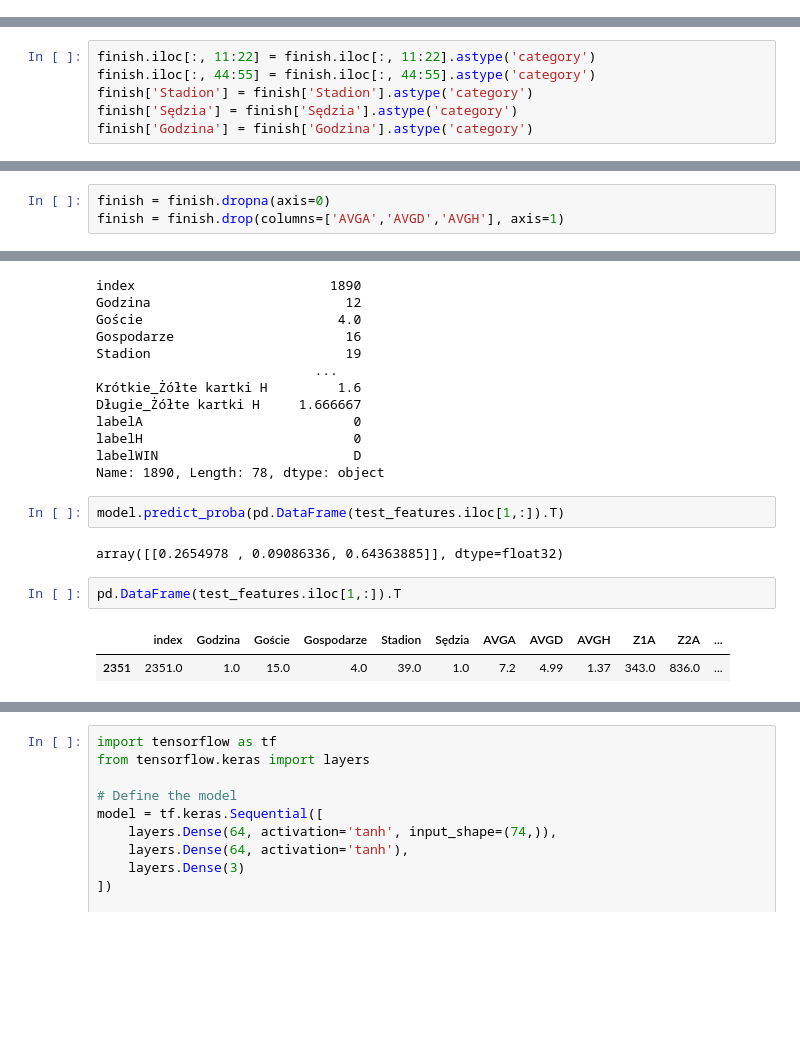
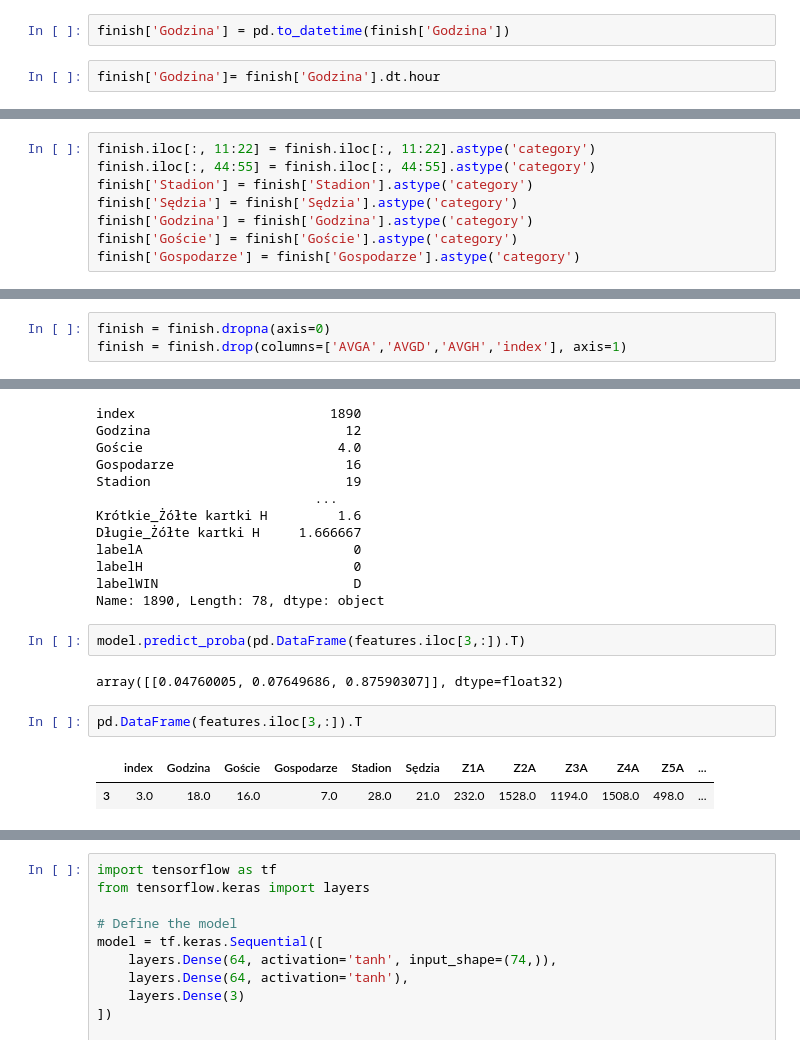
Before and after one commit to jadasek/betting-odds, a Jupyter notebook: model.ipynb, the cells around one changed output, grey strips where cells are left out. Drawn from its saved outputs; the diff is of its cells as text; blank space fills up the shorter version.

```diff
--- a/model.ipynb
+++ b/model.ipynb
@@ -218,3 +223,7 @@ finish['Godzina'] = finish['Godzina'].map(unique_values_godzina)
+# %%
+finish['Godzina'] = pd.to_datetime(finish['Godzina'])
+# %%
+finish['Godzina']= finish['Godzina'].dt.hour
 # %%
 finish
 # %% [output]
@@ -237,6 +246,8 @@ finish.iloc[:, 44:55] = finish.iloc[:, 44:55].astype('category')
 finish['Stadion'] = finish['Stadion'].astype('category')
 finish['Sędzia'] = finish['Sędzia'].astype('category')
 finish['Godzina'] = finish['Godzina'].astype('category')
+finish['Goście'] = finish['Goście'].astype('category')
+finish['Gospodarze'] = finish['Gospodarze'].astype('category')
 # %%
 finish = finish.drop(finish[['Data','Sezon']],axis = 1)
 # %%
@@ -262,3 +289,3 @@ finish
 # %%
 finish = finish.dropna(axis=0)
-finish = finish.drop(columns=['AVGA','AVGD','AVGH'], axis=1)
+finish = finish.drop(columns=['AVGA','AVGD','AVGH','index'], axis=1)
@@ -354,11 +373,11 @@ labelH                           0
 labelWIN                         D
 Name: 1890, Length: 78, dtype: object
 # %%
-model.predict_proba(pd.DataFrame(test_features.iloc[1,:]).T)
+model.predict_proba(pd.DataFrame(features.iloc[3,:]).T)
 # %% [output]
-array([[0.2654978 , 0.09086336, 0.64363885]], dtype=float32)
+array([[0.04760005, 0.07649686, 0.87590307]], dtype=float32)
 # %%
-pd.DataFrame(test_features.iloc[1,:]).T
+pd.DataFrame(features.iloc[3,:]).T
 # %% [output]
-|  | index | Godzina | Goście | Gospodarze | Stadion | Sędzia | AVGA | AVGD | AVGH | Z1A | Z2A | ... |
-| 2351 | 2351.0 | 1.0 | 15.0 | 4.0 | 39.0 | 1.0 | 7.2 | 4.99 | 1.37 | 343.0 | 836.0 | ... |
+|  | index | Godzina | Goście | Gospodarze | Stadion | Sędzia | Z1A | Z2A | Z3A | Z4A | Z5A | ... |
+| 3 | 3.0 | 18.0 | 16.0 | 7.0 | 28.0 | 21.0 | 232.0 | 1528.0 | 1194.0 | 1508.0 | 498.0 | ... |
```
Also changed, not shown: parts of 13 cells of this notebook, 1 other file.
